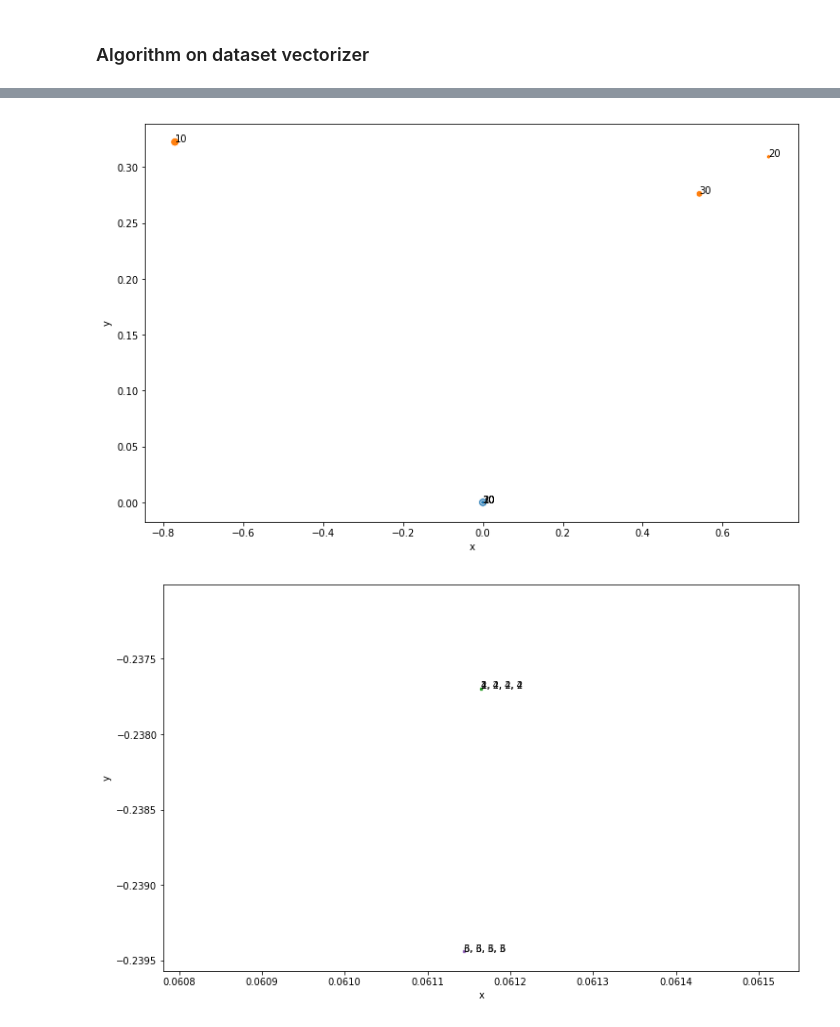
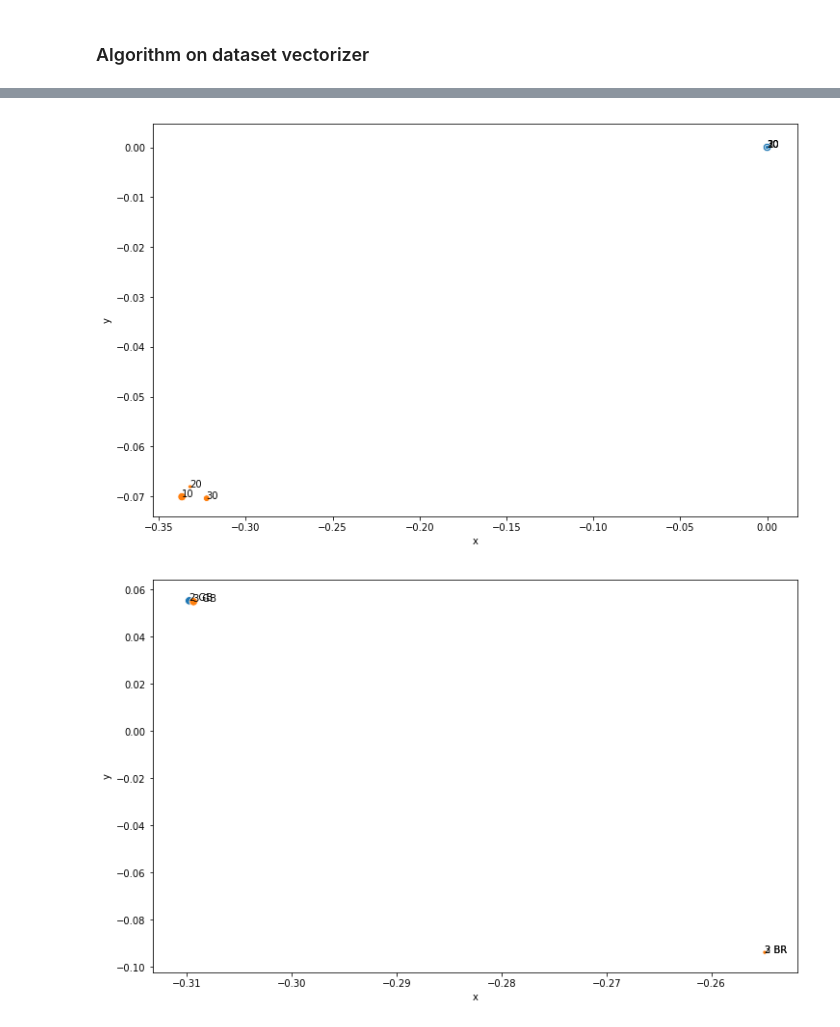
Before and after one commit to akolomenskaya/notebooks, a Jupyter notebook: 9_bonus.ipynb, the cells around one changed output, grey strips where cells are left out. Saved outputs shown, nothing was run; the diff lists cells and outputs as text; code cells hidden in the pictures.

```diff
--- a/9_bonus.ipynb
+++ b/9_bonus.ipynb
@@ -18,18 +18,18 @@ class Vectorizer:
         self.estimator = estimator
         self.n_components = n_components
 
-    def fit(self, X, y):
-        def inverter(values, X, y):
-            return ((y - values) * X.T).T
+    def fit(self, X):
+        def inverter(values, X):
+            return (values * X.T).T
         self.inverter = inverter
         self.pca = KernelPCA(self.n_components, 'linear', random_state=0)
-        transformed = inverter(self.estimator.predict(X), X, y)
+        transformed = inverter(self.estimator.predict(X), X)
         self.scaler = StandardScaler().fit(transformed)
         self.pca.fit(self.scaler.transform(transformed))
         return self
 
-    def vectorize(self, X, y):
-        transformed = self.inverter(self.estimator.predict(X), X, y)
+    def vectorize(self, X):
+        transformed = self.inverter(self.estimator.predict(X), X)
         transformed = self.scaler.transform(transformed)
         return self.pca.transform(transformed).mean(axis=0)
 # %%
@@ -39,7 +39,7 @@ def compare(estimators, X, y, test_X, test_y, texts=None, return_vector=False):
     vectors = []
     for index, estimator in enumerate(estimators):
         estimator.fit(X, y)
-        vector = Vectorizer(estimator).fit(X, y).vectorize(test_X, test_y)
+        vector = Vectorizer(estimator).fit(X).vectorize(test_X)
         score = r2_score(test_y, estimator.predict(test_X))
         vectors.append([
             estimator.__class__.__name__ if texts is None else \
@@ -84,31 +84,23 @@ rfs = [
 compare(rfs, train_X, train_y, train_X, train_y, ["30", "20", "10"])
 compare(rfs, train_X, train_y, test_X, test_y, ["30", "20", "10"])
 # %% [output]
-[figure, old version]
+[figure, new version]
 # %%
-checker = [GradientBoostingRegressor(n_estimators=20, random_state=0)]
+checkers = [
+    GradientBoostingRegressor(n_estimators=20, random_state=0),
+    BayesianRidge()
+]
 
 compare(
-    checker, train_X, train_y, test_X, test_y, texts=["1"]
+    checkers, 2 * train_X, 2 * train_y, 2 * test_X, 2 * test_y,
+    texts=["2 GB", "2 BR"]
 )
 compare(
-    checker, 2 * train_X, 2 * train_y, 2 * test_X, 2 * test_y,
-    texts=["2, 2, 2, 2"]
+    checkers, 3 * train_X, 3 * train_y, 3 * test_X, 3 * test_y,
+    texts=["3 GB", "3 BR"]
 )
-compare(
-    checker, 4 * train_X, 4 * train_y, 4 * test_X, 4 * test_y,
-    texts=["4, 4, 4, 4"]
-)
-compare(
-    checker, 3 * train_X, 3 * train_y, 3 * test_X, 3 * test_y,
-    texts=["3, 3, 3, 3"]
-)
-compare(
-    checker, 6 * train_X, 6 * train_y, 6 * test_X, 6 * test_y,
-    texts=["6, 6, 6, 6"]
-)
 # %% [output]
-[figure, old version]
+[figure, new version]
 # %%
 count = 100
 space = np.linspace(-5, 5, count)
```
Also changed, not shown: parts of 6 cells of this notebook.
